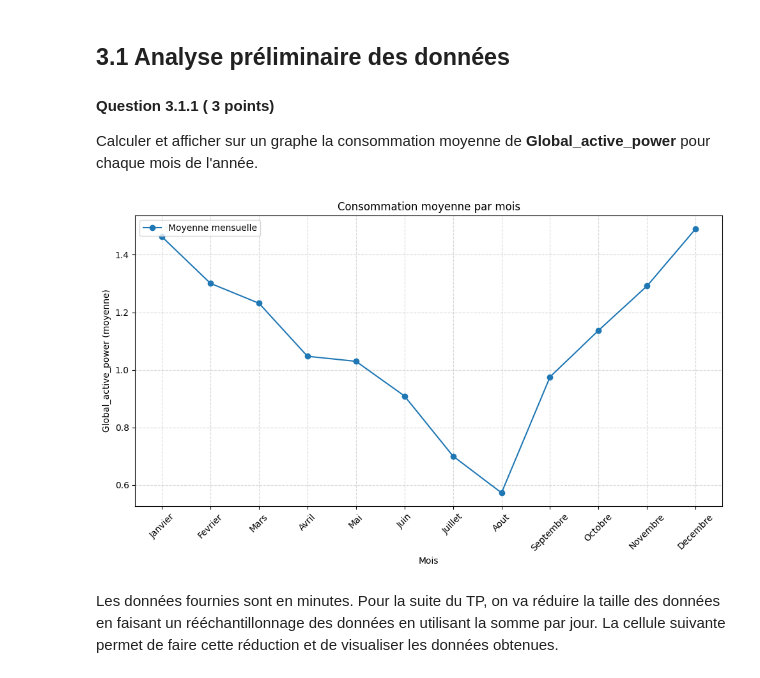
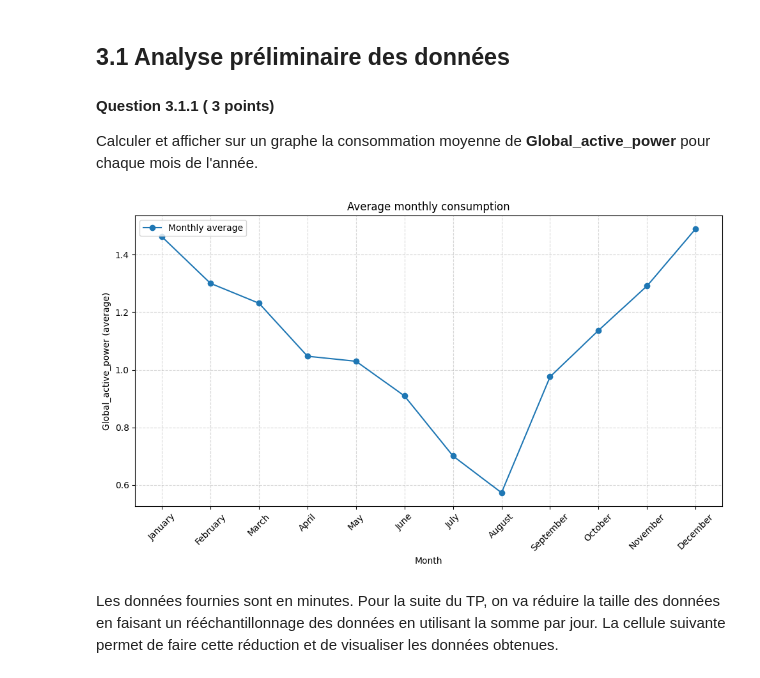
Before and after one commit to Yacine1444/TP1_INF8111, a Jupyter notebook: TP1_E26.ipynb, the cells around one changed output. Saved outputs shown, nothing was run; the diff lists cells and outputs as text; code cells hidden in the pictures.

```diff
--- a/TP1_E26.ipynb
+++ b/TP1_E26.ipynb
@@ -95,7 +95,7 @@ print(len(df))
 Supprimer les lignes ayant des valeurs manquantes puis indiquer le nombre de lignes supprimées.
 # %%
 # TO DO
-df.dropna()
+df = df.dropna()
 print(len(df))
 # 0 lignes ont été supprimée
 # %% [output]
@@ -314,20 +316,20 @@ Calculer et afficher sur un graphe la consommation moyenne de **Global_active_po
 # %%
 # TO DO
 monthly_mean = dft.groupby(dft.index.month).mean()
-months = ["Janvier", "Fevrier", "Mars", "Avril", "Mai", "Juin", "Juillet", "Aout", "Septembre", "Octobre", "Novembre", "Decembre"]
+months = ["January", "February", "March", "April", "May", "June", "July", "August", "September", "October", "November", "December"]
 
 plt.figure(figsize=(10, 6))
-plt.plot(monthly_mean.index, monthly_mean.values, marker="o", label="Moyenne mensuelle")
+plt.plot(monthly_mean.index, monthly_mean.values, marker="o", label="Monthly average")
 plt.xticks(range(1, 13), months, rotation=45)
-plt.xlabel("Mois")
-plt.ylabel("Global_active_power (moyenne)")
-plt.title("Consommation moyenne par mois")
+plt.xlabel("Month")
+plt.ylabel("Global_active_power (average)")
+plt.title("Average monthly consumption")
 plt.grid(True, linestyle="--", alpha=0.5)
 plt.legend()
 plt.tight_layout()
 plt.show()
 # %% [output]
-[figure, old version]
+[figure, new version]
 # %% [markdown]
 Les données fournies sont en minutes. Pour la suite du TP, on va réduire la taille des données en faisant un rééchantillonnage des données en utilisant la somme par jour. La cellule suivante permet de faire cette réduction et de visualiser les données obtenues.
 # %%
```
Also changed, not shown: parts of 8 cells of this notebook.
